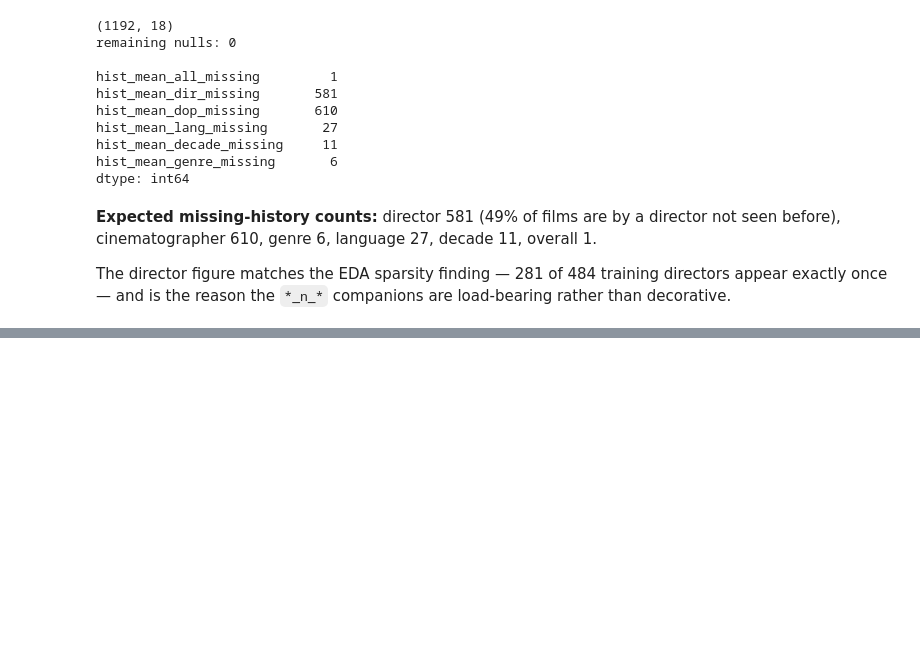
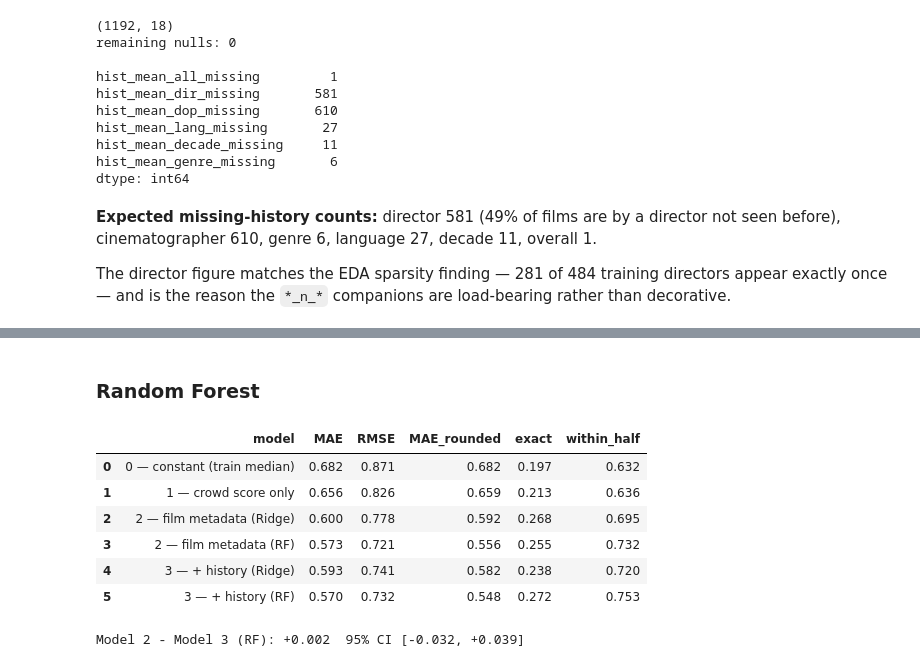
Before and after one commit to Roborohan/Letterboxd-Regression-Capstone, a Jupyter notebook: 04_models.ipynb, the cells around one changed output, grey strips where cells are left out. Cells and saved outputs as stored; diff of their text form; code cells hidden in the pictures; blank space fills up the shorter version.

```diff
--- a/04_models.ipynb
+++ b/04_models.ipynb
@@ -825,0 +841,9 @@ than decorative.
+# %%
+X3_all = pd.concat([build_features_F(df), H_all], axis=1)
+
+X3_train = X3_all[:split_idx]
+X3_test  = X3_all[split_idx:]
+
+print(f"train {X3_train.shape}  test {X3_test.shape}")
+print(f"columns match: {list(X3_train.columns) == list(X3_test.columns)}")
+print(f"nulls — train {X3_train.isna().sum().sum()}, test {X3_test.isna().sum().sum()}")
@@ -825,0 +860,7 @@ than decorative.
+# %%
+ridge_3 = make_pipeline(StandardScaler(), Ridge(alpha=1.0))
+ridge_3.fit(X3_train, train["rating"])
+pred_3r = ridge_3.predict(X3_test)
+
+results.append(evaluate(test["rating"], pred_3r, "3 — + history (Ridge)"))
+pd.DataFrame(results).round(3)
@@ -825,0 +890,22 @@ than decorative.
+# %% [markdown]
+### Random Forest
+# %%
+rf_3 = RandomForestRegressor(n_estimators=500, random_state=0, n_jobs=-1)
+rf_3.fit(X3_train, train["rating"])
+pred_3f = rf_3.predict(X3_test)
+
+results.append(evaluate(test["rating"], pred_3f, "3 — + history (RF)"))
+pd.DataFrame(results).round(3)
+# %% [output]
+|  | model | MAE | RMSE | MAE_rounded | exact | within_half |
+| 0 | 0 — constant (train median) | 0.682 | 0.871 | 0.682 | 0.197 | 0.632 |
+| 1 | 1 — crowd score only | 0.656 | 0.826 | 0.659 | 0.213 | 0.636 |
+| 2 | 2 — film metadata (Ridge) | 0.600 | 0.778 | 0.592 | 0.268 | 0.695 |
+| 3 | 2 — film metadata (RF) | 0.573 | 0.721 | 0.556 | 0.255 | 0.732 |
+| 4 | 3 — + history (Ridge) | 0.593 | 0.741 | 0.582 | 0.238 | 0.720 |
+| 5 | 3 — + history (RF) | 0.570 | 0.732 | 0.548 | 0.272 | 0.753 |
+# %%
+diff, (lo, hi) = bootstrap_mae_diff(test["rating"], pred_2f, pred_3f)
+print(f"Model 2 - Model 3 (RF): {diff:+.3f}  95% CI [{lo:+.3f}, {hi:+.3f}]")
+# %% [output]
+Model 2 - Model 3 (RF): +0.002  95% CI [-0.032, +0.039]
```
Also changed, not shown: parts of 31 cells of this notebook.
